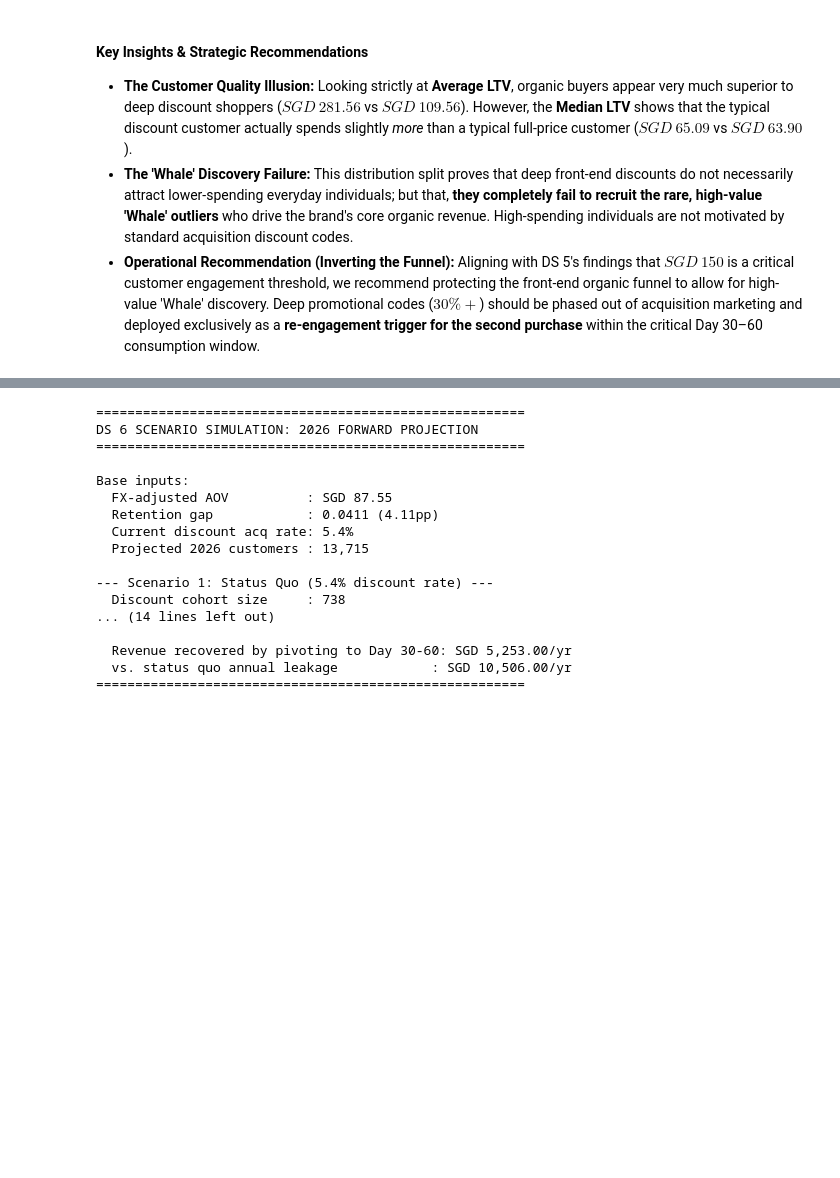
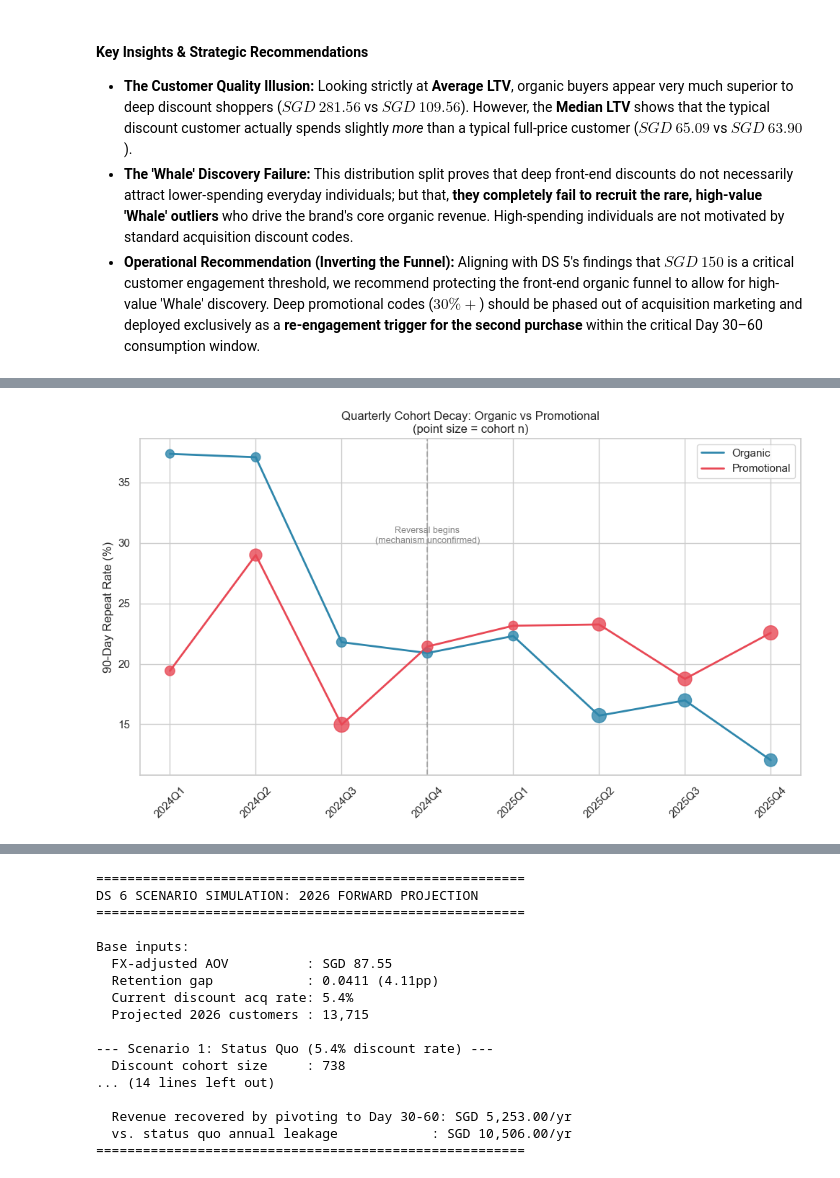
Before and after one commit to alvdoan/Applied-Data-Group-Project, a Jupyter notebook: 04_analysis_ds6_acquisition_dynamics.ipynb, the cells around one changed output, grey strips where cells are left out. Cells and saved outputs as stored; diff of their text form; code cells hidden in the pictures; blank space fills up the shorter version.

Commit message:
Reorder Part 7 (quarterly cohort decay) ahead of Part 4 (scenario sim); add caveat referencing decay reversal; reject Lazada channel hypothesis

```diff
--- a/04_analysis_ds6_acquisition_dynamics.ipynb
+++ b/04_analysis_ds6_acquisition_dynamics.ipynb
@@ -350,0 +403,30 @@ plt.show()
+# %%
+import matplotlib.pyplot as plt
+
+fig, ax = plt.subplots(figsize=(10, 6))
+
+quarters = pivot_trend.index.tolist()
+x = range(len(quarters))
+
+ax.plot(x, pivot_trend['Organic'], color='#2E86AB', label='Organic', linewidth=2, zorder=2)
+ax.plot(x, pivot_trend['Promotional'], color='#E84855', label='Promotional', linewidth=2, zorder=2)
+
+# Point size scaled to n (sqrt scale keeps it readable)
+ax.scatter(x, pivot_trend['Organic'], s=(pivot_trend['n_Organic']**0.5)*8, color='#2E86AB', zorder=3, alpha=0.8)
+ax.scatter(x, pivot_trend['Promotional'], s=(pivot_trend['n_Promotional']**0.5)*8, color='#E84855', zorder=3, alpha=0.8)
+
+# Annotate the reversal point
+reversal_idx = quarters.index('2024Q4')
+ax.axvline(reversal_idx, color='gray', linestyle='--', alpha=0.5)
+ax.annotate('Reversal begins\n(mechanism unconfirmed)', xy=(reversal_idx, 30), fontsize=9, ha='center', color='gray')
+
+ax.set_xticks(x)
+ax.set_xticklabels(quarters, rotation=45)
+ax.set_ylabel('90-Day Repeat Rate (%)')
+ax.set_title('Quarterly Cohort Decay: Organic vs Promotional\n(point size = cohort n)')
+ax.legend()
+plt.tight_layout()
+plt.savefig('whale_effect_quarterly_decay.png', dpi=150)
+plt.show()
+# %% [output]
+[figure, added]
```
Also changed, not shown: parts of 11 cells of this notebook.
